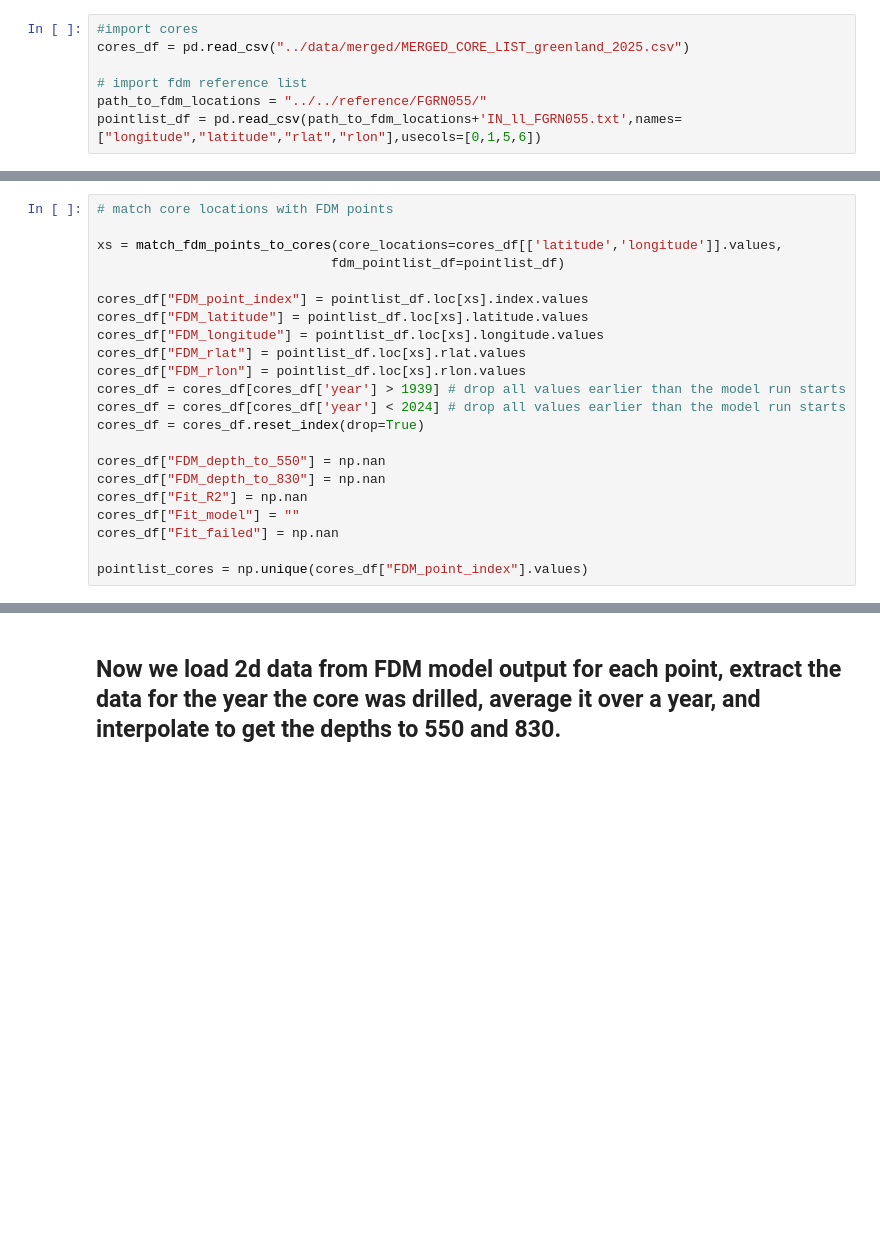
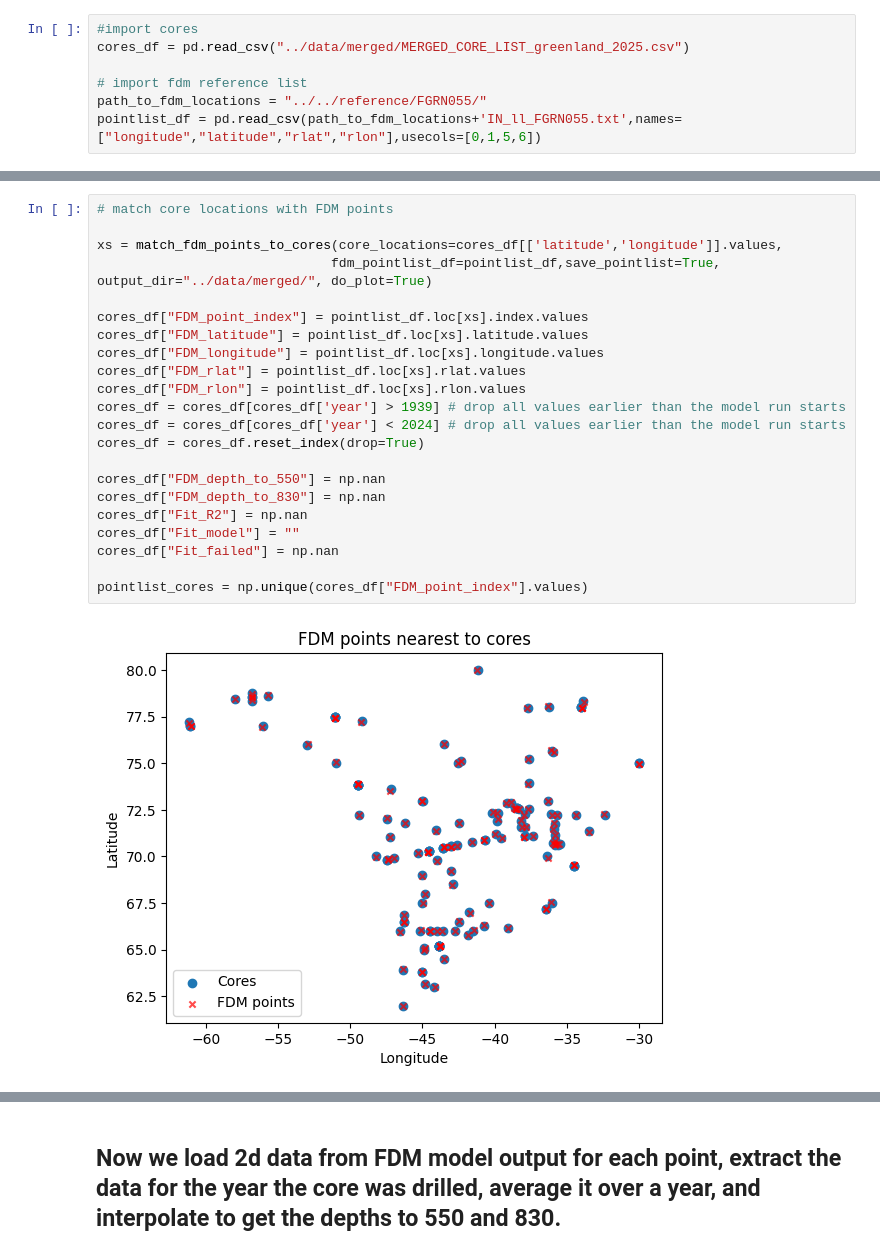
Before and after one commit to IMAU-ice-and-climate/IMAU-FDM, a Jupyter notebook: MO_fit/code/MO_fit.ipynb, the cells around one changed output, grey strips where cells are left out. Saved outputs shown, nothing was run; the diff lists cells and outputs as text; blank space fills up the shorter version.

```diff
--- a/MO_fit/code/MO_fit.ipynb
+++ b/MO_fit/code/MO_fit.ipynb
@@ -36,22 +52,24 @@ pointlist_df = pd.read_csv(path_to_fdm_locations+'IN_ll_FGRN055.txt',names=["lon
 # %%
 # match core locations with FDM points
 
 xs = match_fdm_points_to_cores(core_locations=cores_df[['latitude','longitude']].values,
-                              fdm_pointlist_df=pointlist_df)
+                              fdm_pointlist_df=pointlist_df,save_pointlist=True, output_dir="../data/merged/", do_plot=True)
 
 cores_df["FDM_point_index"] = pointlist_df.loc[xs].index.values
 cores_df["FDM_latitude"] = pointlist_df.loc[xs].latitude.values
 cores_df["FDM_longitude"] = pointlist_df.loc[xs].longitude.values
 cores_df["FDM_rlat"] = pointlist_df.loc[xs].rlat.values
 cores_df["FDM_rlon"] = pointlist_df.loc[xs].rlon.values
 cores_df = cores_df[cores_df['year'] > 1939] # drop all values earlier than the model run starts
 cores_df = cores_df[cores_df['year'] < 2024] # drop all values earlier than the model run starts
 cores_df = cores_df.reset_index(drop=True)
 
 cores_df["FDM_depth_to_550"] = np.nan
 cores_df["FDM_depth_to_830"] = np.nan
 cores_df["Fit_R2"] = np.nan
 cores_df["Fit_model"] = ""
 cores_df["Fit_failed"] = np.nan
 
 pointlist_cores = np.unique(cores_df["FDM_point_index"].values)
+# %% [output]
+[figure, added]
```
Also changed, not shown: parts of 2 cells of this notebook, 7 other files.
